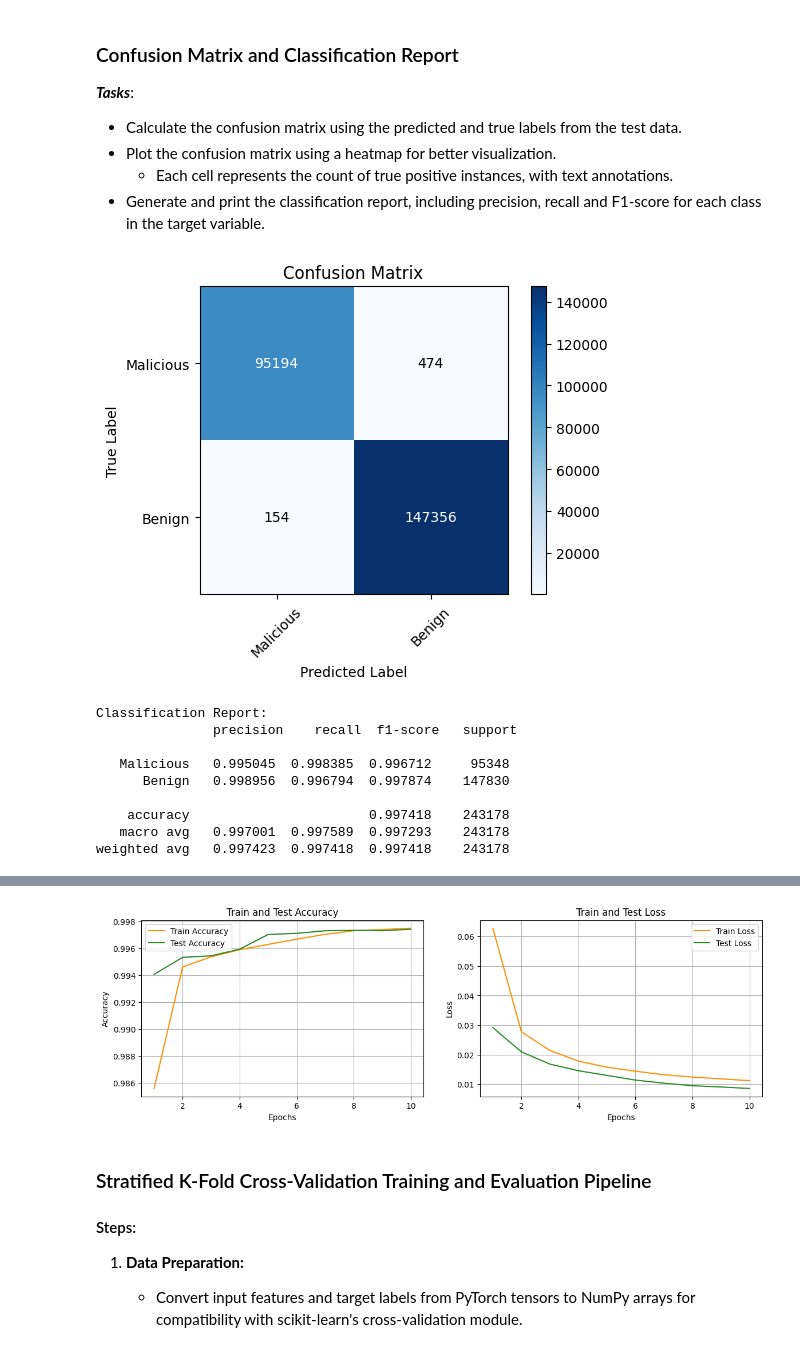
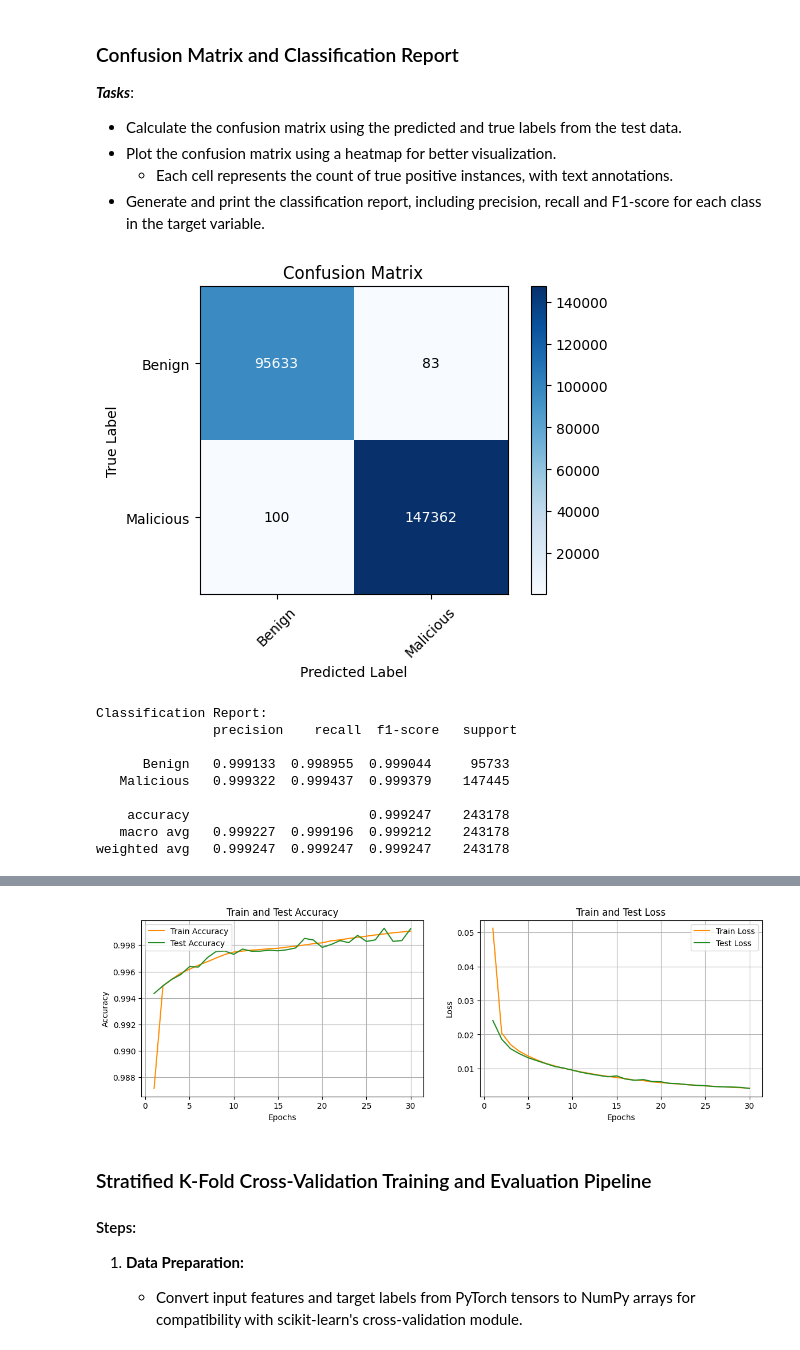
Before and after one commit to DmMeta/5G_Intrusion_detection, a Jupyter notebook: package_src/analysis_training/neural_networks/CNN.ipynb, the cells around one changed output, grey strips where cells are left out. Drawn from its saved outputs; the diff is of its cells as text; code cells hidden in the pictures.

Commit message:
Updated NNs Notebooks
Fixed target categories bug | Increase the number of epochs to 50(ANN) - 30(CNN & CNN-LSTM)

Co-authored-by: DmMeta <dimetaxakis@gmail.com.

```diff
--- a/package_src/analysis_training/neural_networks/CNN.ipynb
+++ b/package_src/analysis_training/neural_networks/CNN.ipynb
@@ -447,7 +448,7 @@ kernels = 16
 kernel_size = 3
 classes = 1
 learning_rate = 0.001
-num_epochs = 5
+num_epochs = 30
 
 # Check if GPU is available
 device = torch.device("cuda" if torch.cuda.is_available() else "cpu")
@@ -510,44 +518,45 @@ with open("../../../models/CNN/CNN_model", "wb") as fp:
 # %%
 predictions = training.final_predictions
 
 y_test = np.array(y_test, dtype = int)
 predictions = np.array(predictions, dtype = int)
 
 # Calculate the confusion matrix
 conf_matrix = np.array(confusion_matrix(y_test, predictions))
 
 # Get the unique categories in the target variable
-target_categories = set(nidd_dataset[TARGET])
+target_categories = list(dict.fromkeys(nidd_dataset[TARGET]))
+
 
 # Plot the confusion matrix
 plt.figure(figsize=(6, 4))
 plt.imshow(conf_matrix, cmap=plt.cm.Blues, interpolation='nearest')
 plt.title('Confusion Matrix')
 plt.colorbar()
 plt.xlabel('Predicted Label')
 plt.ylabel('True Label')
 plt.xticks(ticks=np.arange(len(target_categories)), labels=target_categories, rotation=45)
 plt.yticks(ticks=np.arange(len(target_categories)), labels=target_categories)
 for i in range(conf_matrix.shape[0]):
     for j in range(conf_matrix.shape[1]):
         plt.text(j, i, format(conf_matrix[i, j], 'd'), ha="center", va="center", color="white" if conf_matrix[i, j] > conf_matrix.max() / 2 else "black")
 
 plt.show()
 
 # Generate and print the classification report
 class_report = classification_report(predictions, y_test, target_names=target_categories, digits=6)
 print("Classification Report:\n", class_report)
 # %% [output]
-[figure, old version]
+[figure, new version]
 Classification Report:
                precision    recall  f1-score   support
 
-   Malicious   0.995045  0.998385  0.996712     95348
-      Benign   0.998956  0.996794  0.997874    147830
+      Benign   0.999133  0.998955  0.999044     95733
+   Malicious   0.999322  0.999437  0.999379    147445
 
-    accuracy                       0.997418    243178
-   macro avg   0.997001  0.997589  0.997293    243178
-weighted avg   0.997423  0.997418  0.997418    243178
+    accuracy                       0.999247    243178
+   macro avg   0.999227  0.999196  0.999212    243178
+weighted avg   0.999247  0.999247  0.999247    243178
 # %%
 from torchviz import make_dot
 
@@ -567,7 +576,7 @@ make_dot(y.mean(), params=dict(model.named_parameters()))
 # Call the function to plot metrics
 nn_utils.plot_metrics(results['train Accuracy'], results['train Loss'], results['test Accuracy'], results['test Loss'])
 # %% [output]
-[figure, old version]
+[figure, new version]
 # %% [markdown]
 ### Stratified K-Fold Cross-Validation Training and Evaluation Pipeline
 
```
Also changed, not shown: parts of 7 cells of this notebook, 2 other files.
